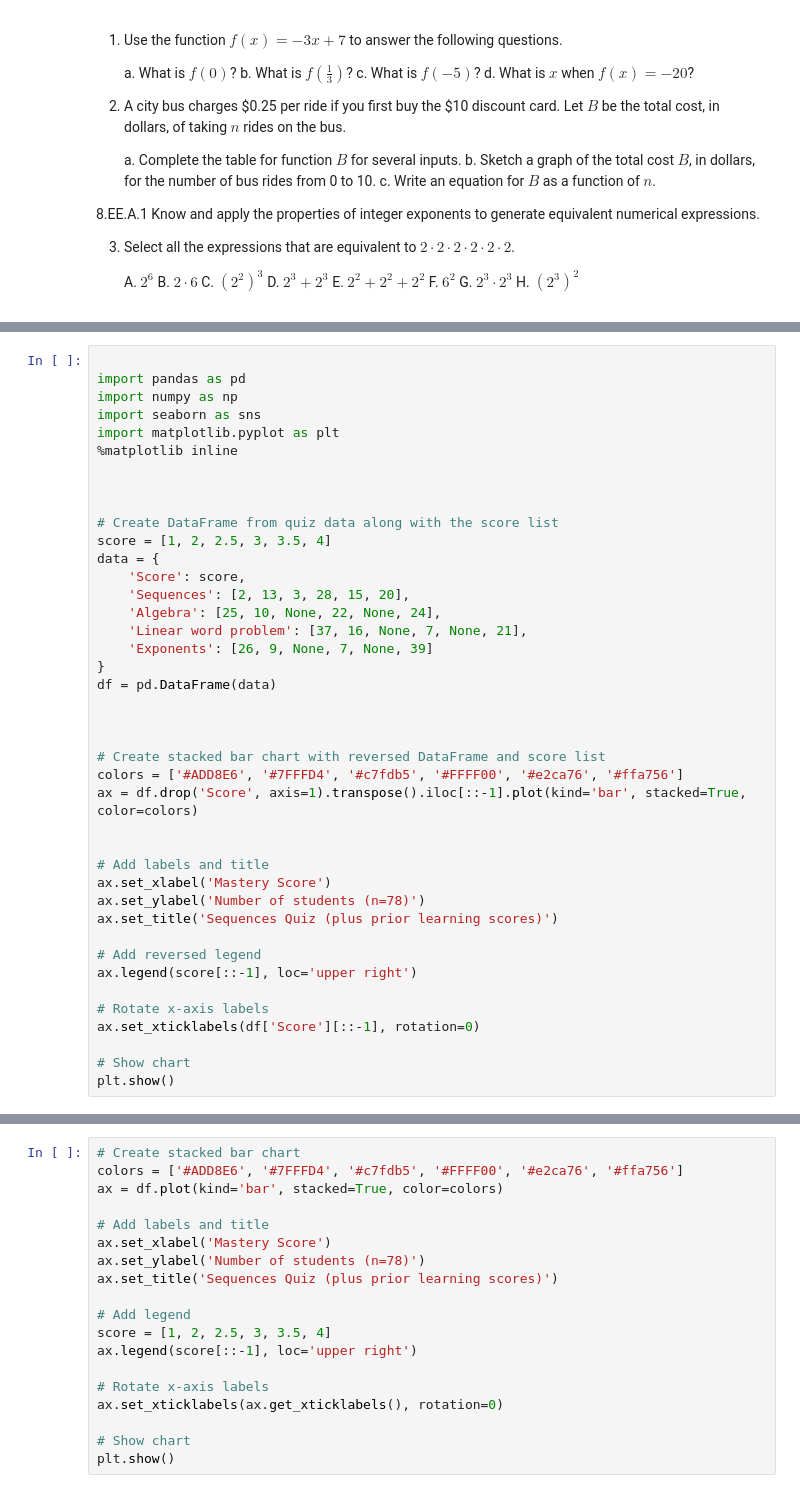
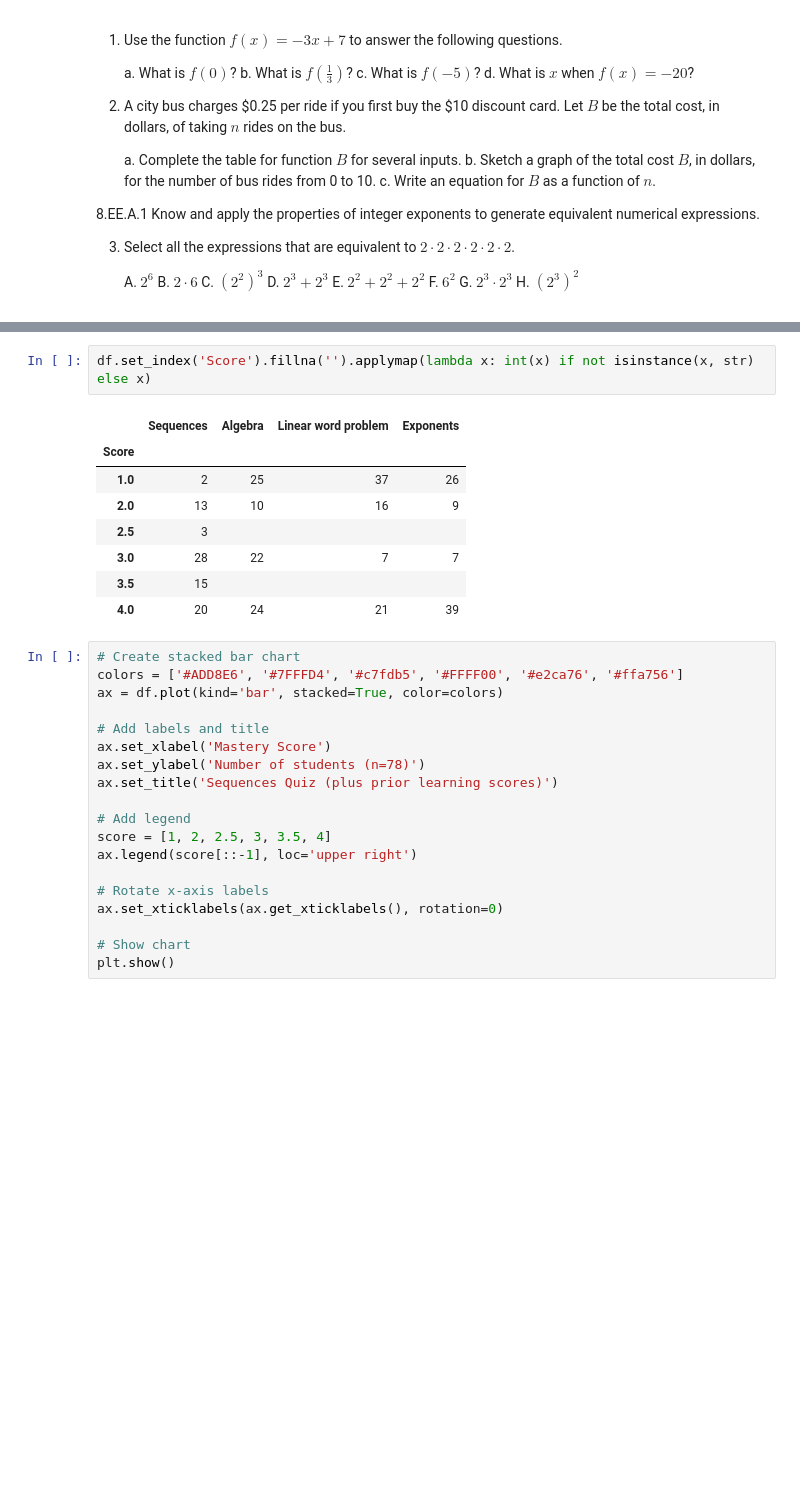
Before and after one commit to chrishuson/course-files, a Jupyter notebook: docs/alg2/01-Sequences/1-5Quiz_results2.ipynb, the cells around one changed output, grey strips where cells are left out. Drawn from its saved outputs; the diff is of its cells as text; blank space fills up the shorter version.

```diff
--- a/docs/alg2/01-Sequences/1-5Quiz_results2.ipynb
+++ b/docs/alg2/01-Sequences/1-5Quiz_results2.ipynb
@@ -85,41 +120,0 @@ ValueError: The number of FixedLocator locations (4), usually from a call to set
-# %%
-
-import pandas as pd
-import numpy as np
-import seaborn as sns
-import matplotlib.pyplot as plt
-%matplotlib inline
-
-
-
-# Create DataFrame from quiz data along with the score list
-score = [1, 2, 2.5, 3, 3.5, 4]
-data = {
-    'Score': score,
-    'Sequences': [2, 13, 3, 28, 15, 20],
-    'Algebra': [25, 10, None, 22, None, 24],
-    'Linear word problem': [37, 16, None, 7, None, 21],
-    'Exponents': [26, 9, None, 7, None, 39]
-}
-df = pd.DataFrame(data)
-
-
-
-# Create stacked bar chart with reversed DataFrame and score list
-colors = ['#ADD8E6', '#7FFFD4', '#c7fdb5', '#FFFF00', '#e2ca76', '#ffa756']
-ax = df.drop('Score', axis=1).transpose().iloc[::-1].plot(kind='bar', stacked=True, color=colors)
-
-
-# Add labels and title
-ax.set_xlabel('Mastery Score')
-ax.set_ylabel('Number of students (n=78)')
-ax.set_title('Sequences Quiz (plus prior learning scores)')
-
-# Add reversed legend
-ax.legend(score[::-1], loc='upper right')
-
-# Rotate x-axis labels
-ax.set_xticklabels(df['Score'][::-1], rotation=0)
-
-# Show chart
-plt.show()
@@ -138,3 +121,14 @@ df.transpose()
+# %%
+df.set_index('Score').fillna('').applymap(lambda x: int(x) if not isinstance(x, str) else x)
+# %% [output]
+|  | Sequences | Algebra | Linear word problem | Exponents |
+| Score |  |  |  |  |
+| 1.0 | 2 | 25 | 37 | 26 |
+| 2.0 | 13 | 10 | 16 | 9 |
+| 2.5 | 3 |  |  |  |
+| 3.0 | 28 | 22 | 7 | 7 |
+| 3.5 | 15 |  |  |  |
+| 4.0 | 20 | 24 | 21 | 39 |
 # %%
 # Create stacked bar chart
 colors = ['#ADD8E6', '#7FFFD4', '#c7fdb5', '#FFFF00', '#e2ca76', '#ffa756']
```
Also changed, not shown: parts of 4 cells of this notebook.
